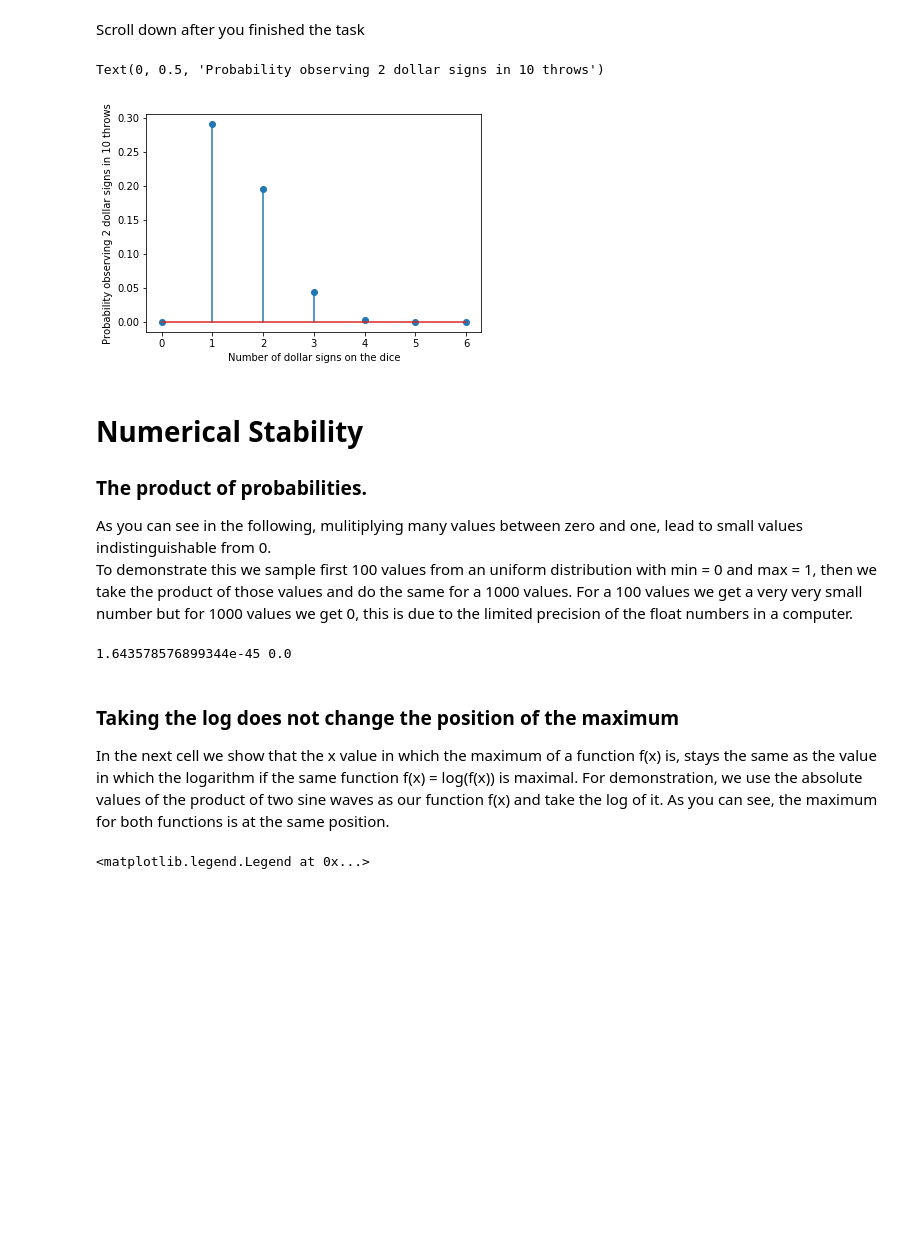
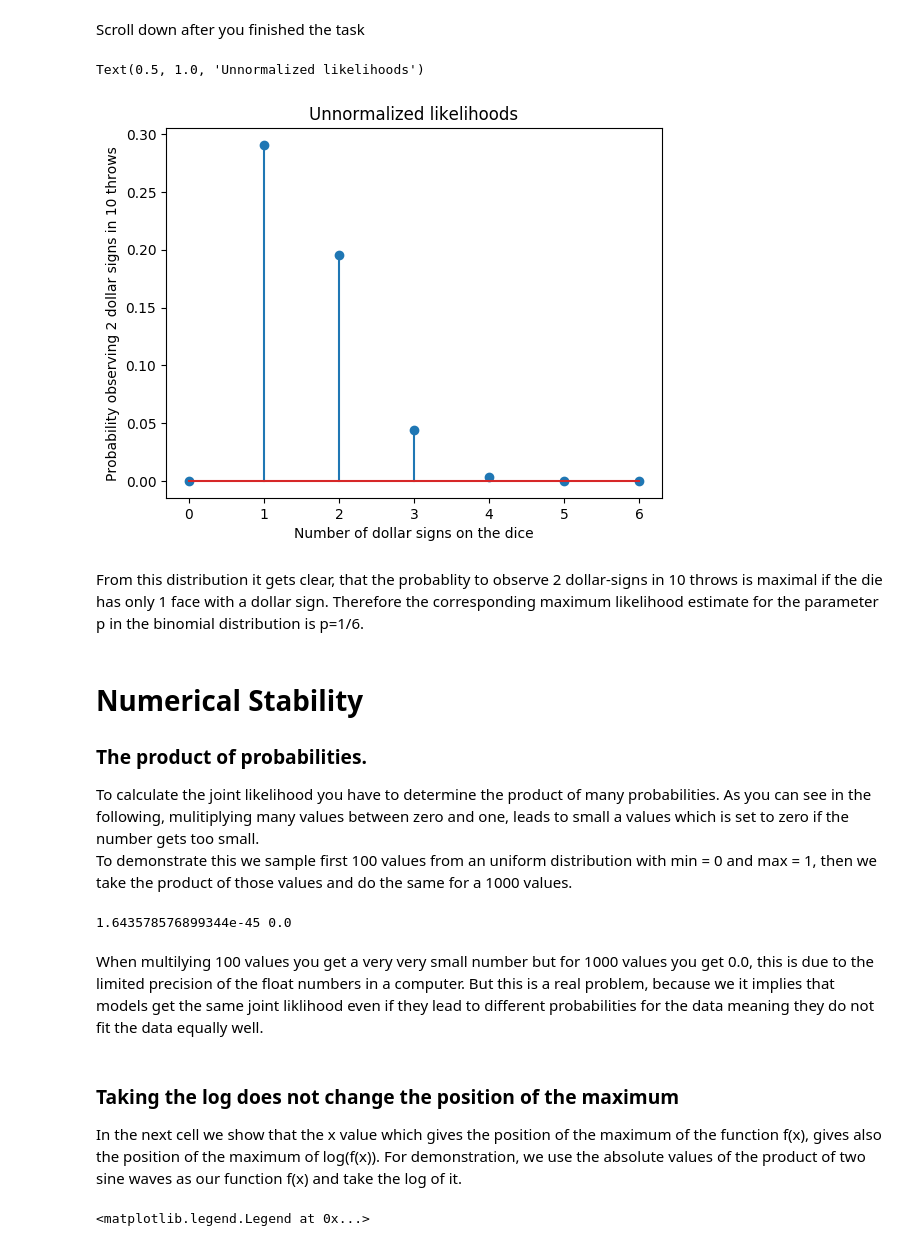
Before and after one commit to tensorchiefs/dl_book, a Jupyter notebook: chapter_04/nb_ch04_01.ipynb, the cells around one changed output. Drawn from its saved outputs; the diff is of its cells as text; code cells hidden in the pictures; blank space fills up the shorter version.

```diff
--- a/chapter_04/nb_ch04_01.ipynb
+++ b/chapter_04/nb_ch04_01.ipynb
@@ -84,26 +85,27 @@ Scroll down after you finished the task
 # %%
 # Solution
 from scipy.stats import binom
-ndollar = np.asarray(np.linspace(0,6,7), dtype='int') #A
+# define the considered numbers of dollar signs on the die (zero to six):
+ndollar = np.asarray(np.linspace(0,6,7), dtype='int')
+# calculate the corresponding probability of getting 2 $-sings in 10 throws
 pdollar = binom.pmf(k=2, n=10, p=ndollar/6)           #B
 plt.stem(ndollar, pdollar)
 plt.xlabel('Number of dollar signs on the dice')
 plt.ylabel('Probability observing 2 dollar signs in 10 throws')
-
-#A The numbers of dollar signs on the die.
-#B The probability of throwing 2 dollar sings with the varying probability p = 1/6, 2/6, 3/6 ...
+plt.title('Unnormalized likelihoods')
 # %% [output]
-Text(0, 0.5, 'Probability observing 2 dollar signs in 10 throws')
+Text(0.5, 1.0, 'Unnormalized likelihoods')
-[figure, old version]
+[figure, new version]
+# %% [markdown]
+From this distribution it gets clear, that the probablity to observe 2 dollar-signs in 10 throws is maximal if the die has only  1 face with a dollar sign. Therefore the corresponding maximum likelihood estimate for the parameter p  in the binomial distribution is p=1/6.
 # %% [markdown]
 # Numerical Stability
 
 
 ### The product of probabilities.
 
-As you can see in the following, mulitiplying many values between zero and one, lead to small values indistinguishable from 0.
+To calculate the joint likelihood you have to determine the product of many probabilities. As you can see in the following, mulitiplying many values between zero and one, leads to small a values which is set to zero if the number gets too small.
 To demonstrate this we sample first 100 values from an uniform distribution with min = 0 and max = 1, then we take the product of those values and do the same for a 1000 values.
-For a 100 values we get a very very small number but for 1000 values we get 0, this is due to the limited precision of the float numbers in a computer.
 # %%
 vals100 = np.random.uniform(0,1,100)
 vals1000 = np.random.uniform(0,1,1000)
@@ -112,11 +114,12 @@ x1000 = np.product(vals1000)
 print(x100, x1000)
 # %% [output]
 1.643578576899344e-45 0.0
+# %% [markdown]
+When multilying 100 values you get a very very small number but for 1000 values you get 0.0, this is due to the limited precision of the float numbers in a computer. But this is a real problem, because we it implies that models get the same joint liklihood even if they lead to different probabilities for the data meaning they do not fit the data equally well.
 # %% [markdown]
 ### Taking the log does not change the position of the maximum
 
-In the next cell we show that the x value in which the maximum of a function f(x) is, stays the same as the value in which the logarithm if the same function f(x) = log(f(x)) is maximal. For demonstration, we use the absolute values of the product of two sine waves as our function f(x) and take the log of it.
-As you can see, the maximum for both functions is at the same position.
+In the next cell we show that the x value which gives the position of the maximum of the function f(x), gives also the position of the maximum of log(f(x)). For demonstration, we use the absolute values of the product of two sine waves as our function f(x) and take the log of it.
 # %%
 vals = 1 + np.abs(np.sin(np.linspace(0, 3*np.pi, 1000)) * np.sin(np.linspace(0, np.pi, 1000)))
 plt.plot(range(0, 1000),vals,'b-')
```
Also changed, not shown: parts of 9 cells of this notebook.
